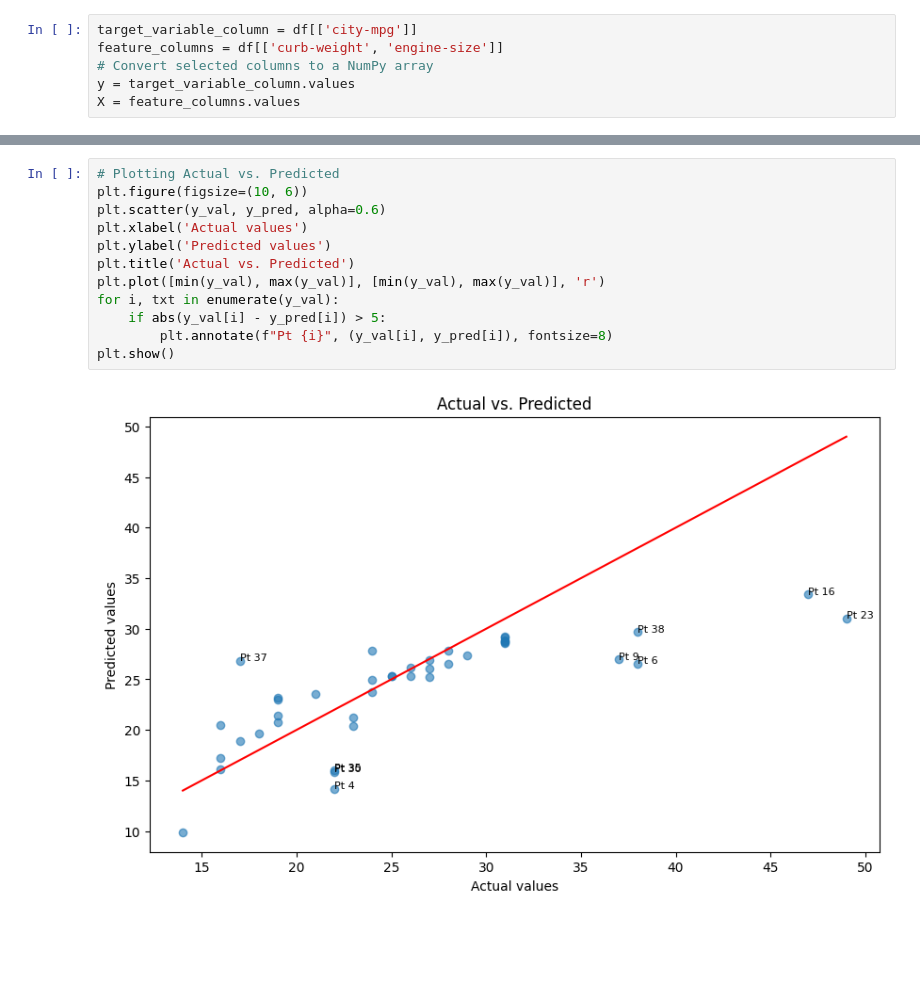
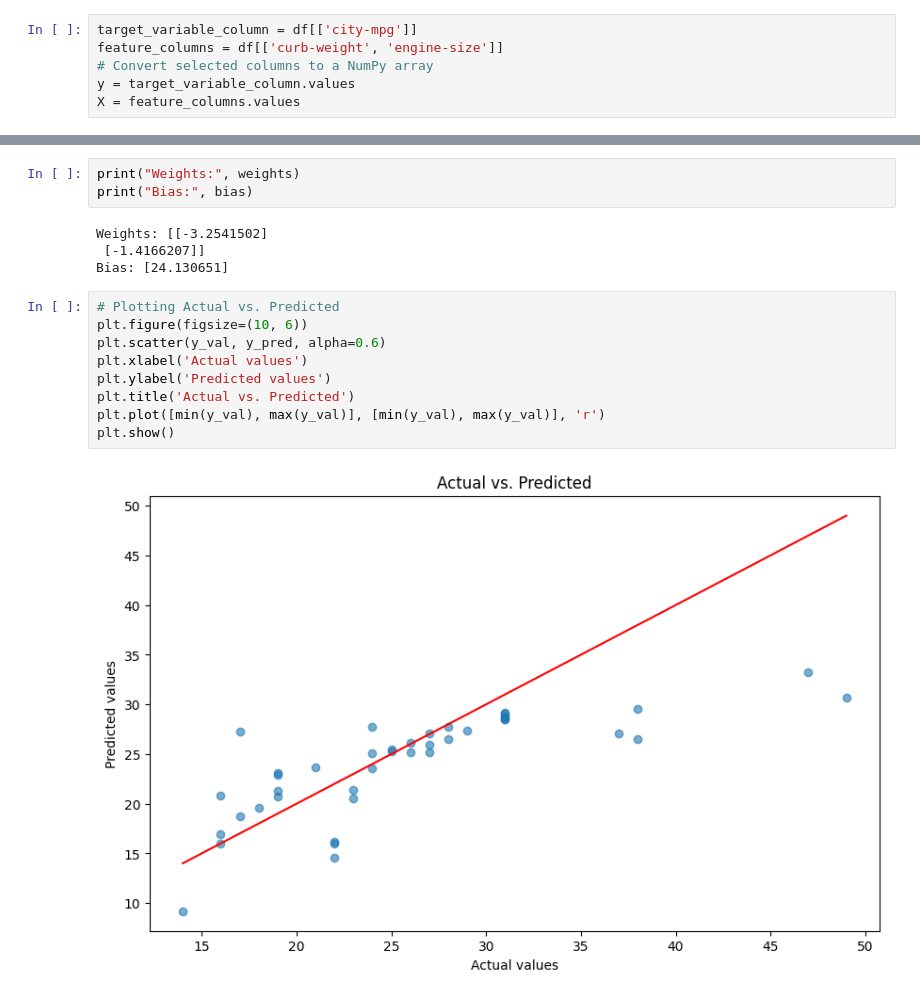
Before and after one commit to devclo/Intro-To-Artificial-Intelligence, a Jupyter notebook: cars.ipynb, the cells around one changed output, grey strips where cells are left out. Cells and saved outputs as stored; diff of their text form; blank space fills up the shorter version.

```diff
--- a/cars.ipynb
+++ b/cars.ipynb
@@ -98,17 +103,21 @@ Bias: [24.130608]
+# %%
+print("Weights:", weights)
+print("Bias:", bias)
+# %% [output]
+Weights: [[-3.2541502]
+ [-1.4166207]]
+Bias: [24.130651]
 # %%
 # Plotting Actual vs. Predicted
 plt.figure(figsize=(10, 6))
 plt.scatter(y_val, y_pred, alpha=0.6)
 plt.xlabel('Actual values')
 plt.ylabel('Predicted values')
 plt.title('Actual vs. Predicted')
 plt.plot([min(y_val), max(y_val)], [min(y_val), max(y_val)], 'r')
-for i, txt in enumerate(y_val):
-    if abs(y_val[i] - y_pred[i]) > 5:
-        plt.annotate(f"Pt {i}", (y_val[i], y_pred[i]), fontsize=8)
 plt.show()
 # %% [output]
-[figure, old version]
+[figure, new version]
 # %%
 # Visualize the learning curve
 plt.figure(figsize=(12, 6))
```
Also changed, not shown: parts of 4 cells of this notebook.
